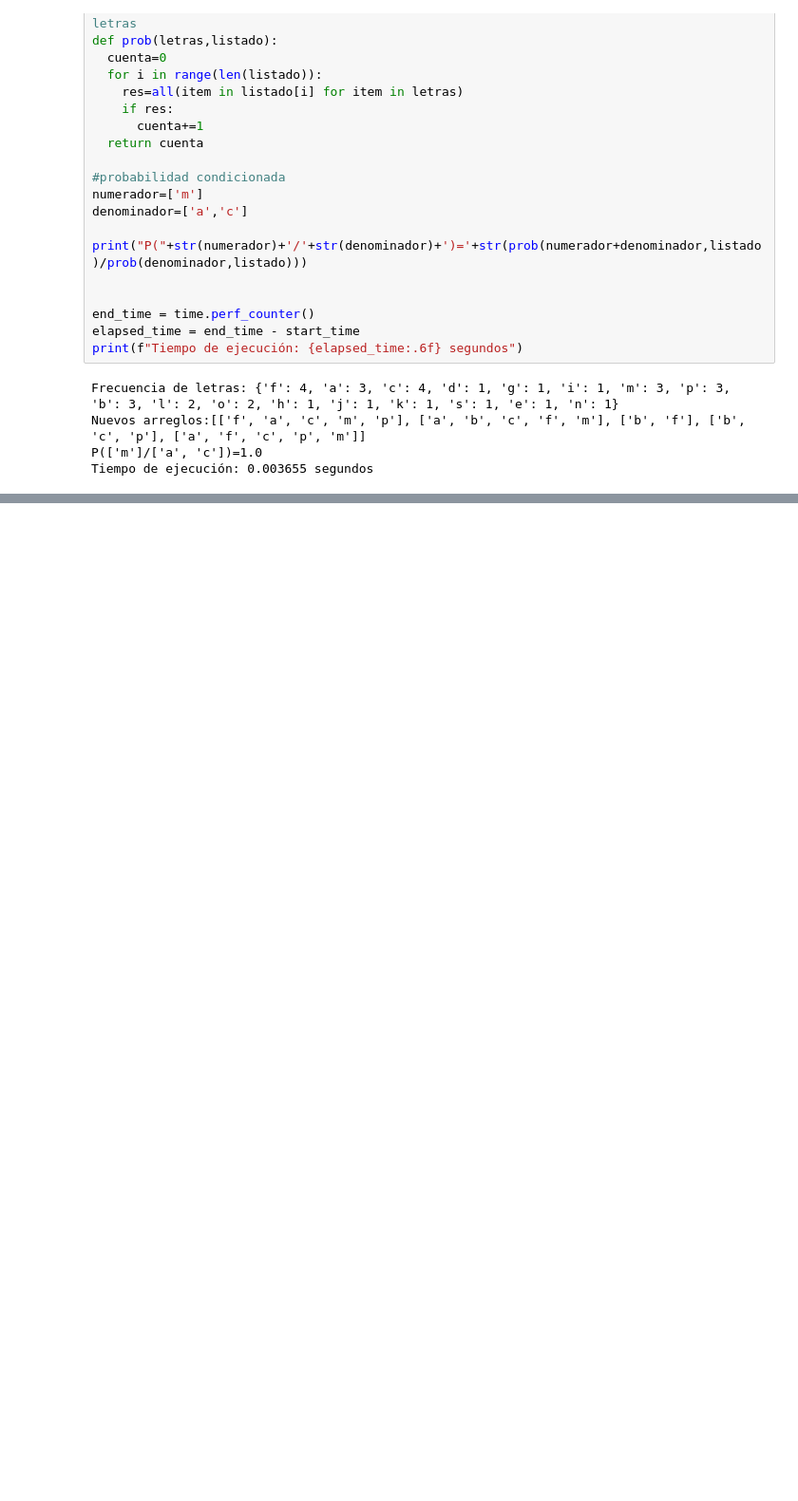
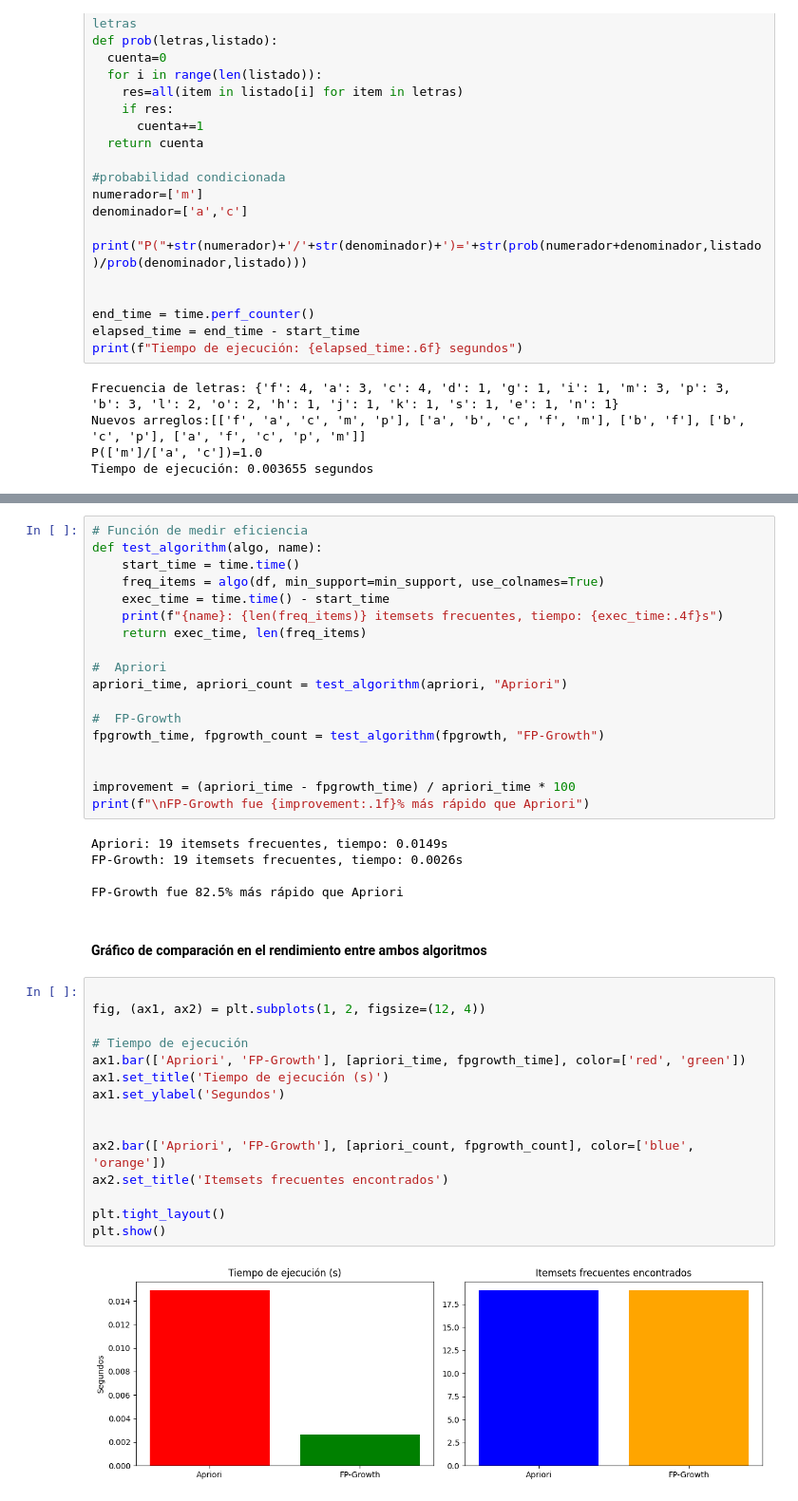
Before and after one commit to ivankarrillin/ML_Doc, a Jupyter notebook: 5_reglas_asociacion/reglas_asociacion.ipynb, the cells around one changed output, grey strips where cells are left out. Shown: that part at 95% size. Saved outputs shown, nothing was run; the diff lists cells and outputs as text; blank space fills up the shorter version.

Commit message:
ajustes algoritmos de asociacion

```diff
--- a/5_reglas_asociacion/reglas_asociacion.ipynb
+++ b/5_reglas_asociacion/reglas_asociacion.ipynb
@@ -211,0 +328,42 @@ Tiempo de ejecución: 0.003655 segundos
+# %%
+# Función de medir eficiencia
+def test_algorithm(algo, name):
+    start_time = time.time()
+    freq_items = algo(df, min_support=min_support, use_colnames=True)
+    exec_time = time.time() - start_time
+    print(f"{name}: {len(freq_items)} itemsets frecuentes, tiempo: {exec_time:.4f}s")
+    return exec_time, len(freq_items)
+
+#  Apriori
+apriori_time, apriori_count = test_algorithm(apriori, "Apriori")
+
+#  FP-Growth
+fpgrowth_time, fpgrowth_count = test_algorithm(fpgrowth, "FP-Growth")
+
+
+improvement = (apriori_time - fpgrowth_time) / apriori_time * 100
+print(f"\nFP-Growth fue {improvement:.1f}% más rápido que Apriori")
+# %% [output]
+Apriori: 19 itemsets frecuentes, tiempo: 0.0149s
+FP-Growth: 19 itemsets frecuentes, tiempo: 0.0026s
+
+FP-Growth fue 82.5% más rápido que Apriori
+# %% [markdown]
+#### Gráfico de comparación en el rendimiento entre ambos algoritmos
+# %%
+
+fig, (ax1, ax2) = plt.subplots(1, 2, figsize=(12, 4))
+
+# Tiempo de ejecución
+ax1.bar(['Apriori', 'FP-Growth'], [apriori_time, fpgrowth_time], color=['red', 'green'])
+ax1.set_title('Tiempo de ejecución (s)')
+ax1.set_ylabel('Segundos')
+
+
+ax2.bar(['Apriori', 'FP-Growth'], [apriori_count, fpgrowth_count], color=['blue', 'orange'])
+ax2.set_title('Itemsets frecuentes encontrados')
+
+plt.tight_layout()
+plt.show()
+# %% [output]
+[figure, added]
```
Also changed, not shown: parts of 3 cells of this notebook, 1 other file.
